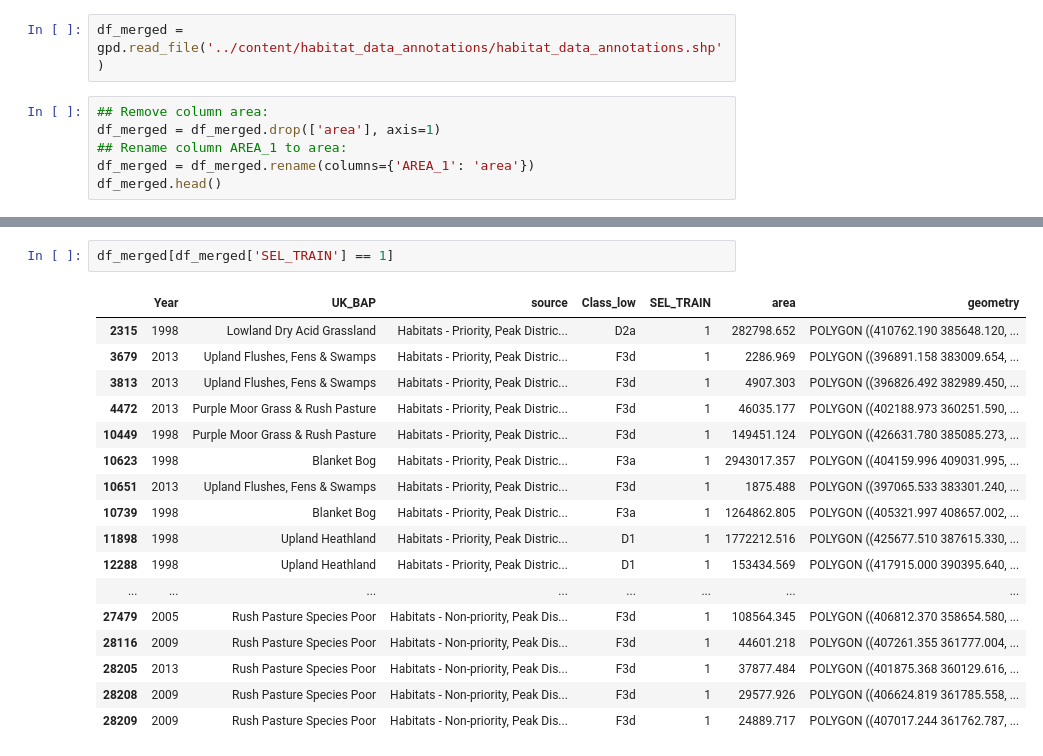
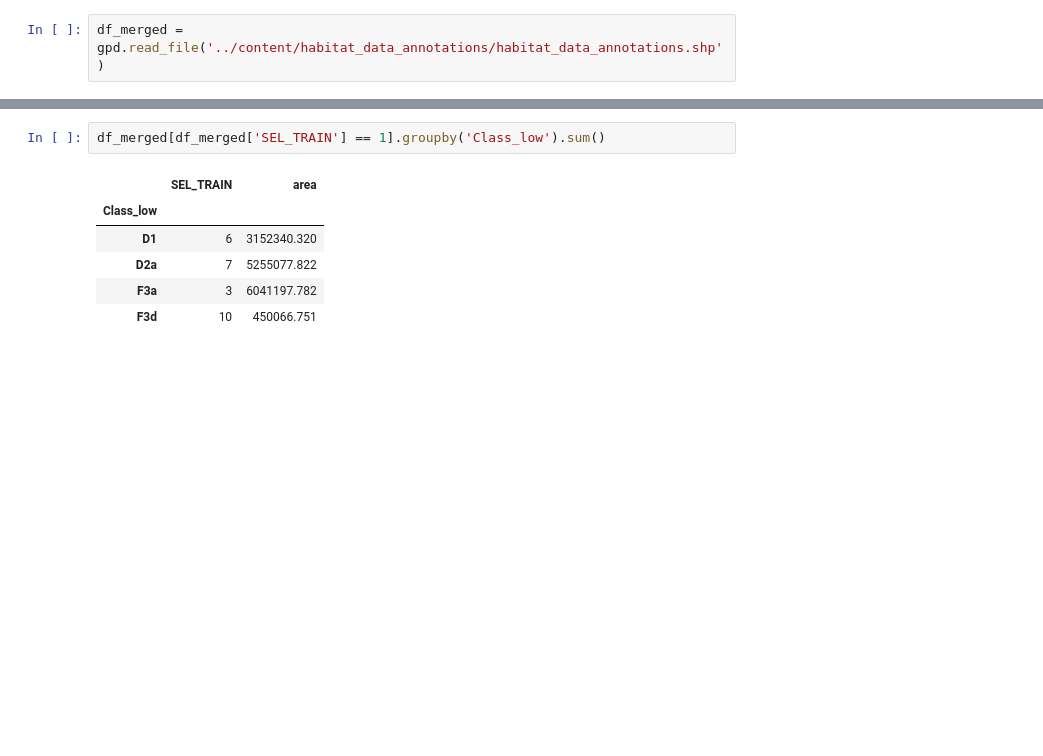
Before and after one commit to pdnpa/cnn-land-cover, a Jupyter notebook: notebooks/Create LC masks.ipynb, the cells around one changed output, grey strips where cells are left out. Cells and saved outputs as stored; diff of their text form; blank space fills up the shorter version.

Commit message:
new script to create patches from any polygon set

```diff
--- a/notebooks/Create LC masks.ipynb
+++ b/notebooks/Create LC masks.ipynb
@@ -736,9 +860,3 @@ Number of non polygons: 1
 df_merged.to_file('../content/habitat_data_annotations/habitat_data_annotations.shp')
 # %%
 df_merged = gpd.read_file('../content/habitat_data_annotations/habitat_data_annotations.shp')
-# %%
-## Remove column area:
-df_merged = df_merged.drop(['area'], axis=1)
-## Rename column AREA_1 to area:
-df_merged = df_merged.rename(columns={'AREA_1': 'area'})
-df_merged.head()
@@ -752,20 +863,9 @@ df_merged.head()
 # %%
-df_merged[df_merged['SEL_TRAIN'] == 1]
+df_merged[df_merged['SEL_TRAIN'] == 1].groupby('Class_low').sum()
 # %% [output]
-|  | Year | UK_BAP | source | Class_low | SEL_TRAIN | area | geometry |
-| 2315 | 1998 | Lowland Dry Acid Grassland | Habitats - Priority, Peak Distric... | D2a | 1 | 282798.652 | POLYGON ((410762.190 385648.120, ... |
-| 3679 | 2013 | Upland Flushes, Fens & Swamps | Habitats - Priority, Peak Distric... | F3d | 1 | 2286.969 | POLYGON ((396891.158 383009.654, ... |
-| 3813 | 2013 | Upland Flushes, Fens & Swamps | Habitats - Priority, Peak Distric... | F3d | 1 | 4907.303 | POLYGON ((396826.492 382989.450, ... |
-| 4472 | 2013 | Purple Moor Grass & Rush Pasture | Habitats - Priority, Peak Distric... | F3d | 1 | 46035.177 | POLYGON ((402188.973 360251.590, ... |
-| 10449 | 1998 | Purple Moor Grass & Rush Pasture | Habitats - Priority, Peak Distric... | F3d | 1 | 149451.124 | POLYGON ((426631.780 385085.273, ... |
-| 10623 | 1998 | Blanket Bog | Habitats - Priority, Peak Distric... | F3a | 1 | 2943017.357 | POLYGON ((404159.996 409031.995, ... |
-| 10651 | 2013 | Upland Flushes, Fens & Swamps | Habitats - Priority, Peak Distric... | F3d | 1 | 1875.488 | POLYGON ((397065.533 383301.240, ... |
-| 10739 | 1998 | Blanket Bog | Habitats - Priority, Peak Distric... | F3a | 1 | 1264862.805 | POLYGON ((405321.997 408657.002, ... |
-| 11898 | 1998 | Upland Heathland | Habitats - Priority, Peak Distric... | D1 | 1 | 1772212.516 | POLYGON ((425677.510 387615.330, ... |
-| 12288 | 1998 | Upland Heathland | Habitats - Priority, Peak Distric... | D1 | 1 | 153434.569 | POLYGON ((417915.000 390395.640, ... |
-| ... | ... | ... | ... | ... | ... | ... | ... |
-| 27479 | 2005 | Rush Pasture Species Poor | Habitats - Non-priority, Peak Dis... | F3d | 1 | 108564.345 | POLYGON ((406812.370 358654.580, ... |
-| 28116 | 2009 | Rush Pasture Species Poor | Habitats - Non-priority, Peak Dis... | F3d | 1 | 44601.218 | POLYGON ((407261.355 361777.004, ... |
-| 28205 | 2013 | Rush Pasture Species Poor | Habitats - Non-priority, Peak Dis... | F3d | 1 | 37877.484 | POLYGON ((401875.368 360129.616, ... |
-| 28208 | 2009 | Rush Pasture Species Poor | Habitats - Non-priority, Peak Dis... | F3d | 1 | 29577.926 | POLYGON ((406624.819 361785.558, ... |
-| 28209 | 2009 | Rush Pasture Species Poor | Habitats - Non-priority, Peak Dis... | F3d | 1 | 24889.717 | POLYGON ((407017.244 361762.787, ... |
+|  | SEL_TRAIN | area |
+| Class_low |  |  |
+| D1 | 6 | 3152340.320 |
+| D2a | 7 | 5255077.822 |
+| F3a | 3 | 6041197.782 |
+| F3d | 10 | 450066.751 |
```
Also changed, not shown: parts of 10 cells of this notebook, 3 other files.
